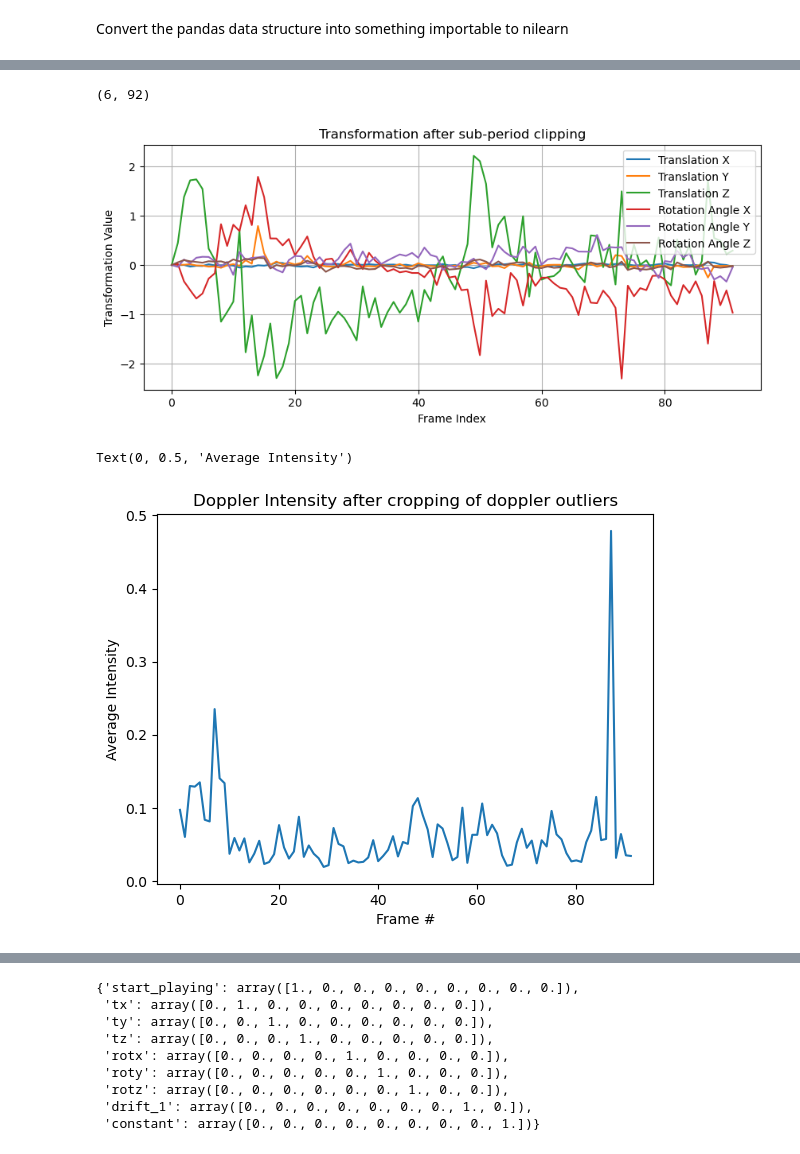
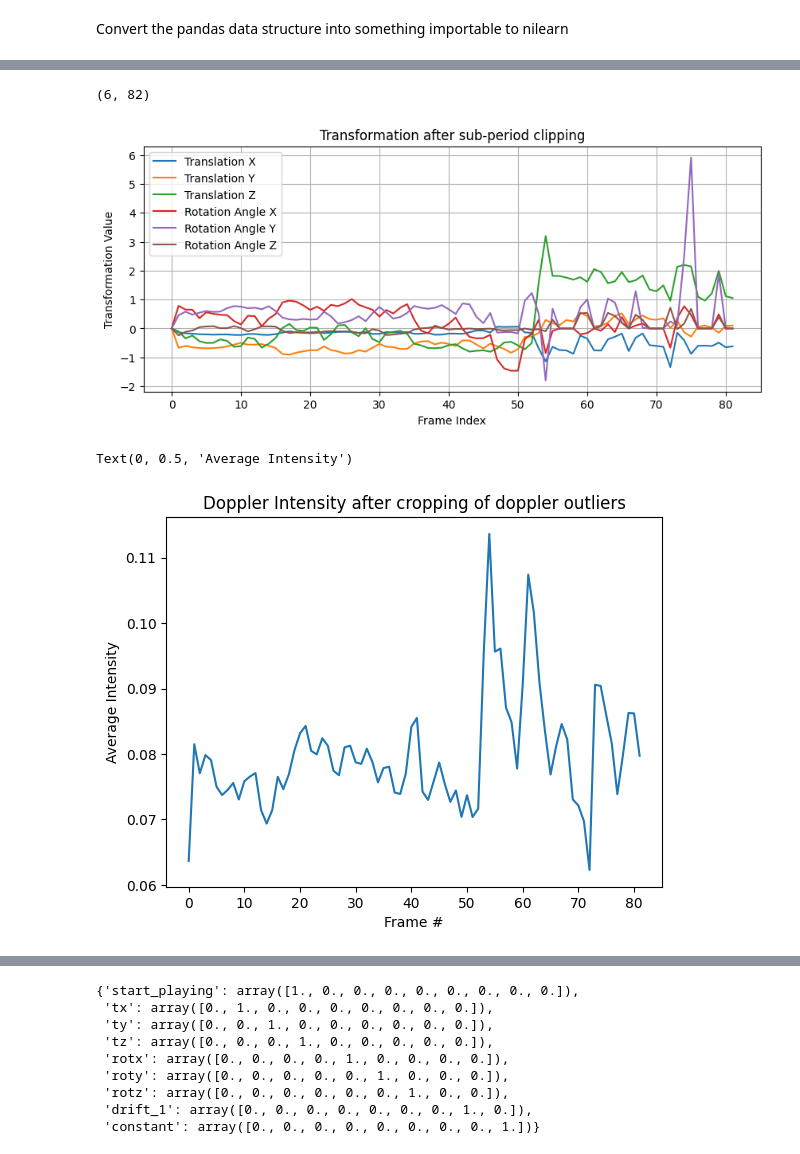
Before and after one commit to ClaireNastaskin/processing_fusi, a Jupyter notebook: Experiments/process_3D_UCLA_eventstream.ipynb, the cells around one changed output, grey strips where cells are left out. Saved outputs shown, nothing was run; the diff lists cells and outputs as text; code cells hidden in the pictures.

```diff
--- a/Experiments/process_3D_UCLA_eventstream.ipynb
+++ b/Experiments/process_3D_UCLA_eventstream.ipynb
@@ -35,8 +35,8 @@ from datetime import datetime, timedelta
 from anise.io.load_matlab_dataset import load_data, load_selected_data
 # %%
 # define arguements to specify the data to be processed
-base_path=Path('/Users/clairenastaskin/data/2024-10-24/UCLA_009/Functional_runs/run-02/')
-sequence = 'seq-IQ_3D_4cmto5cm_Depth_5MHz_1a_3c_200loops_-1Gain_2rp'
+base_path=Path('/home/claire/Cassini/fUS_data/UCLA/data/UCLA_009/2024-10-22/run-01')
+sequence = 'seq-IQ_3D_2cmto3cm_Depth_5MHz_1a_3c_200loops_-1Gain_2rp'
 dm = DirectoryManager(base_path, sequence)
 dm.list_acquisition_directories()
 dm.print_paths()
@@ -211,55 +258,56 @@ if remove_extreme_outliers:
 ##########################################################################################
 select_sub_period_by_hand = True
 
-skip_frames = list(range(95, 175))
+skip_frames = list(range(1, 94))
 # %%
 ###############################################################################
 ## Remove outliers from fusi_data, fusi_info, probe_events, and task_events ##
 ###############################################################################
+if remove_extreme_outliers or select_sub_period_by_hand:
 
-frames_to_keep = [i for i in range(fusi_data.shape[3]) if i not in skip_frames] # Sub-period of fusi_data
- # Sub-period of fusi_data
-fusi_data_sub_period = fusi_data[:, :, :, frames_to_keep]
-fusi_info_sub_period = fusi_info.iloc[frames_to_keep]
-# Select a sub-period of probe_events based on indices
-probe_events_sub_period = probe_events.iloc[frames_to_keep].reset_index(drop=True)
+    frames_to_keep = [i for i in range(fusi_data.shape[3]) if i not in skip_frames] # Sub-period of fusi_data
+    # Sub-period of fusi_data
+    fusi_data_sub_period = fusi_data[:, :, :, frames_to_keep]
+    fusi_info_sub_period = fusi_info.iloc[frames_to_keep]
+    # Select a sub-period of probe_events based on indices
+    probe_events_sub_period = probe_events.iloc[frames_to_keep].reset_index(drop=True)
 
-# Filter task_info based on the sub-period range for time_stamp data of probe_events_sub_period
-task_events_sub = task_events[
-    (task_events['onset'] >= probe_events_sub_period.time_stamp.iloc[0]) &
-    (task_events['onset'] <= probe_events_sub_period.time_stamp.iloc[-1])  # iloc[-1] for last value
-].reset_index(drop=True)
+    # Filter task_info based on the sub-period range for time_stamp data of probe_events_sub_period
+    task_events_sub = task_events[
+        (task_events['onset'] >= probe_events_sub_period.time_stamp.iloc[0]) &
+        (task_events['onset'] <= probe_events_sub_period.time_stamp.iloc[-1])  # iloc[-1] for last value
+    ].reset_index(drop=True)
 
-if apply_image_registration:
-    # Sub-period of transformations
-    transformations_sub_period = transformations[:, frames_to_keep]
-    print(transformations_sub_period.shape)
+    if apply_image_registration:
+        # Sub-period of transformations
+        transformations_sub_period = transformations[:, frames_to_keep]
+        print(transformations_sub_period.shape)
 
-    plt.figure(figsize=(10, 4))
-    plt.plot(transformations_sub_period[0, :]*0.1, label='Translation X')
-    plt.plot(transformations_sub_period[1, :]*0.1, label='Translation Y')
-    plt.plot(transformations_sub_period[2, :]*0.1, label='Translation Z')
-    plt.plot(transformations_sub_period[3, :]*180/np.pi, label='Rotation Angle X')
-    plt.plot(transformations_sub_period[4, :]*180/np.pi, label='Rotation Angle Y')
-    plt.plot(transformations_sub_period[5, :]*180/np.pi, label='Rotation Angle Z')
-    plt.title('Transformation after sub-period clipping')
-    plt.xlabel('Frame Index')
-    plt.ylabel('Transformation Value')
-    plt.legend()
-    plt.grid(True)
-    plt.show()
+        plt.figure(figsize=(10, 4))
+        plt.plot(transformations_sub_period[0, :]*0.1, label='Translation X')
+        plt.plot(transformations_sub_period[1, :]*0.1, label='Translation Y')
+        plt.plot(transformations_sub_period[2, :]*0.1, label='Translation Z')
+        plt.plot(transformations_sub_period[3, :]*180/np.pi, label='Rotation Angle X')
+        plt.plot(transformations_sub_period[4, :]*180/np.pi, label='Rotation Angle Y')
+        plt.plot(transformations_sub_period[5, :]*180/np.pi, label='Rotation Angle Z')
+        plt.title('Transformation after sub-period clipping')
+        plt.xlabel('Frame Index')
+        plt.ylabel('Transformation Value')
+        plt.legend()
+        plt.grid(True)
+        plt.show()
 
 
-average_over_time_sub_period = np.mean(fusi_data_sub_period, axis=(0, 1, 2))
-plt.plot(average_over_time_sub_period)
-plt.title('Doppler Intensity after cropping of doppler outliers')
-plt.xlabel('Frame #')
-plt.ylabel('Average Intensity')
+    average_over_time_sub_period = np.mean(fusi_data_sub_period, axis=(0, 1, 2))
+    plt.plot(average_over_time_sub_period)
+    plt.title('Doppler Intensity after cropping of doppler outliers')
+    plt.xlabel('Frame #')
+    plt.ylabel('Average Intensity')
 # %% [output]
-(6, 92)
+(6, 82)
-[figure, old version]
+[figure, new version]
 Text(0, 0.5, 'Average Intensity')
-[figure, old version]
+[figure, new version]
 # %%
 #######################################
 #     Create design matrix for GLM    #
```
Also changed, not shown: parts of 16 cells of this notebook.
